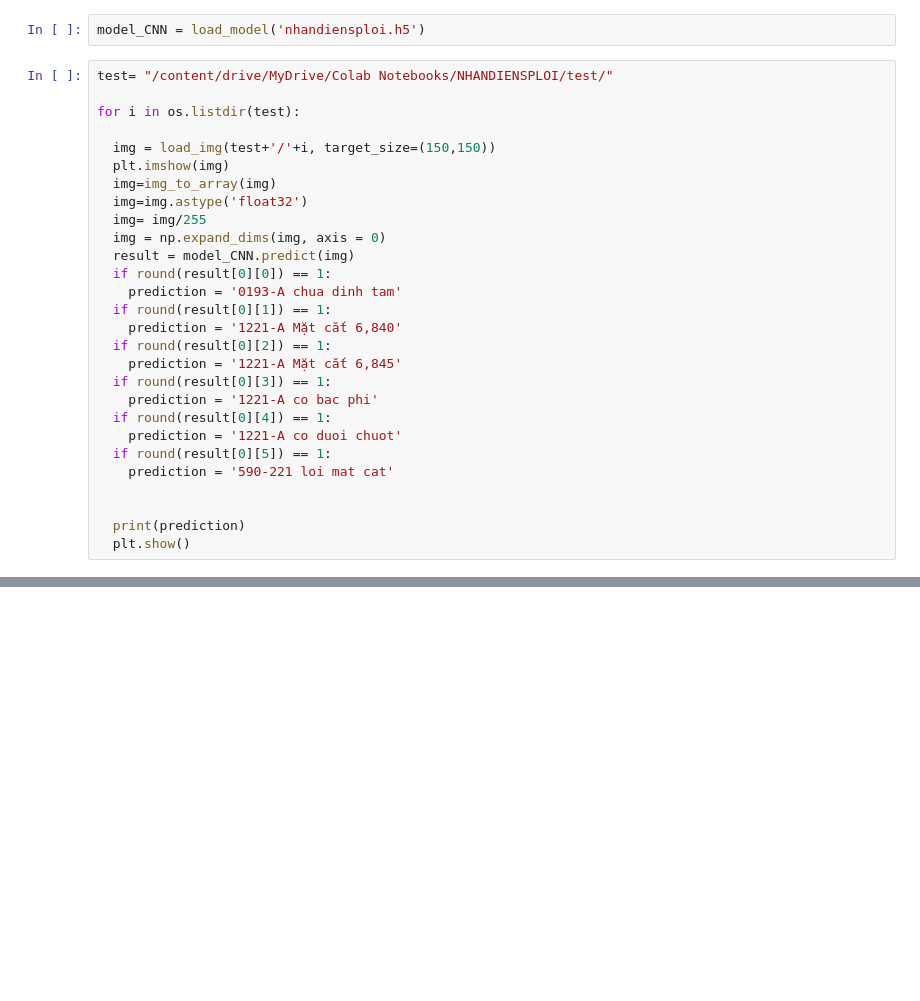
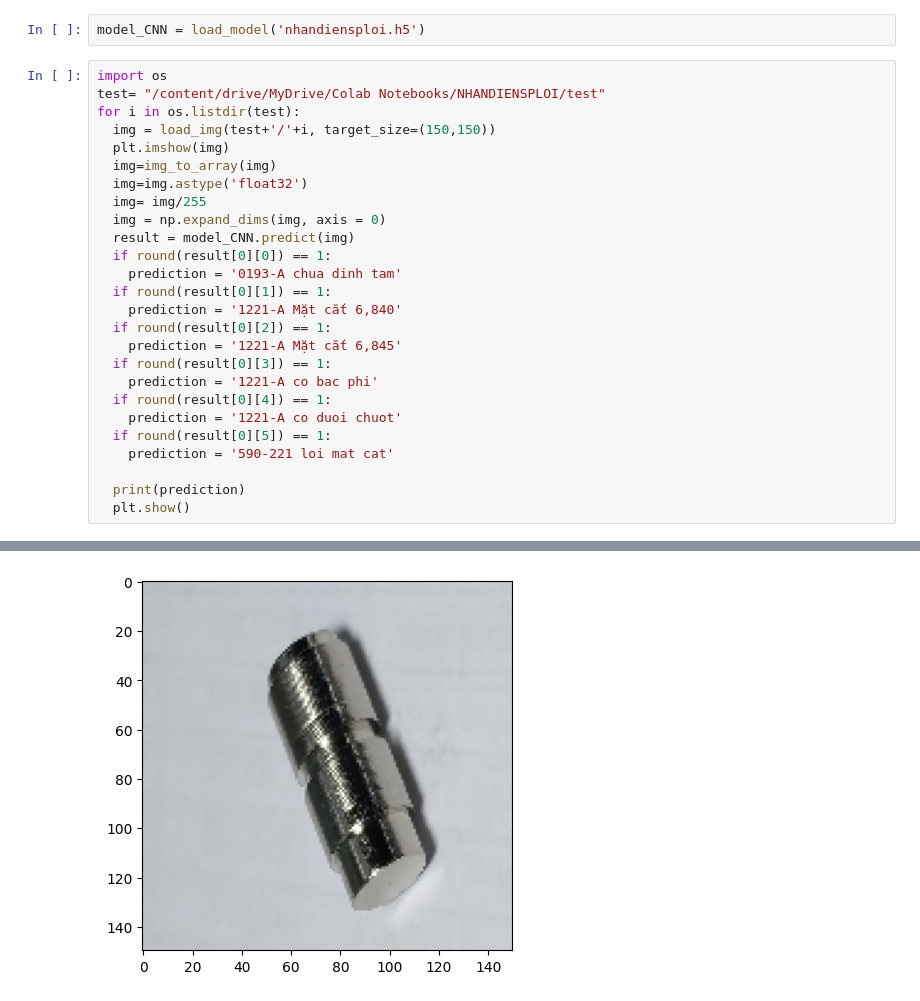
Before and after one commit to vuaanhua/bui-le-anh-vu-20104073, a Jupyter notebook: Copy_of_nhận_diên_sp_lỗi.ipynb, the cells around one changed output, grey strips where cells are left out. Saved outputs shown, nothing was run; the diff lists cells and outputs as text; blank space fills up the shorter version.

```diff
--- a/Copy_of_nhận_diên_sp_lỗi.ipynb
+++ b/Copy_of_nhận_diên_sp_lỗi.ipynb
@@ -130,10 +166,9 @@ model.save("nhandiensploi.h5")
 # %%
 model_CNN = load_model('nhandiensploi.h5')
 # %%
-test= "/content/drive/MyDrive/Colab Notebooks/NHANDIENSPLOI/test/"
-
+import os
+test= "/content/drive/MyDrive/Colab Notebooks/NHANDIENSPLOI/test"
 for i in os.listdir(test):
-
   img = load_img(test+'/'+i, target_size=(150,150))
   plt.imshow(img)
   img=img_to_array(img)
@@ -154,7 +189,6 @@ for i in os.listdir(test):
   if round(result[0][5]) == 1:
     prediction = '590-221 loi mat cat'
 
-
   print(prediction)
   plt.show()
 # %% [output]
@@ -161,0 +197 @@ IsADirectoryError: ignored
+[figure, added]
```
Also changed, not shown: parts of 9 cells of this notebook.
